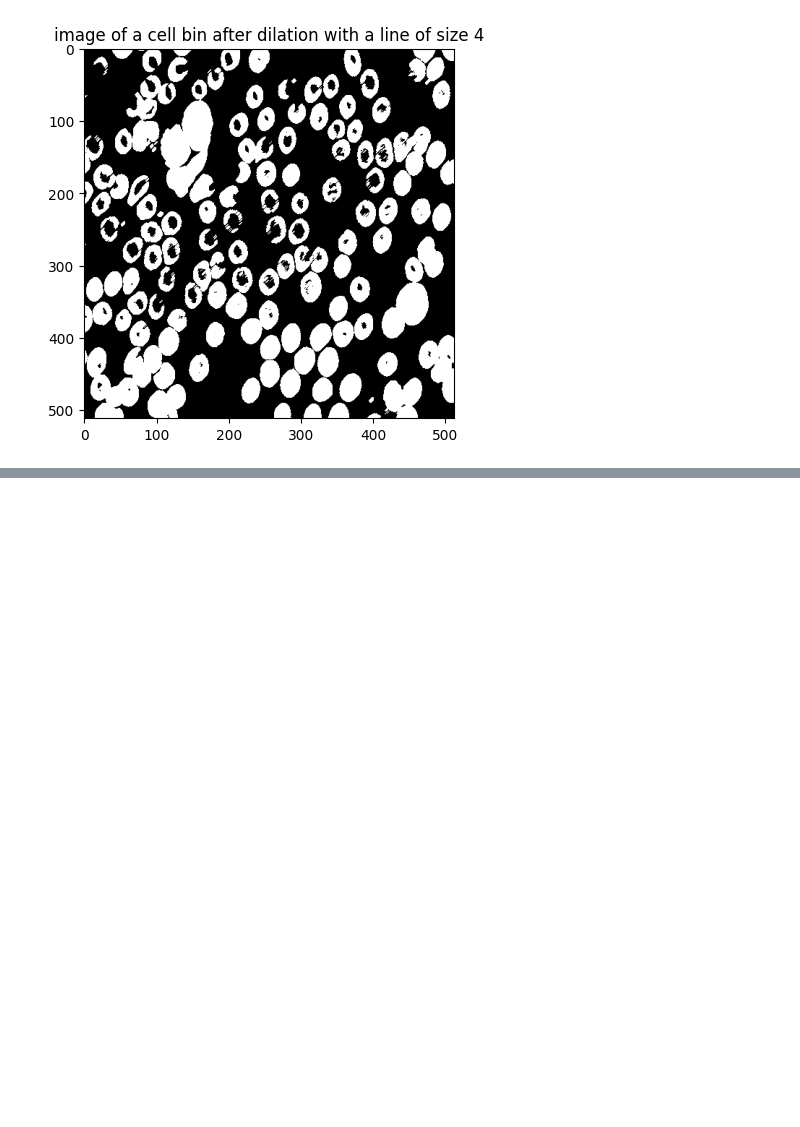
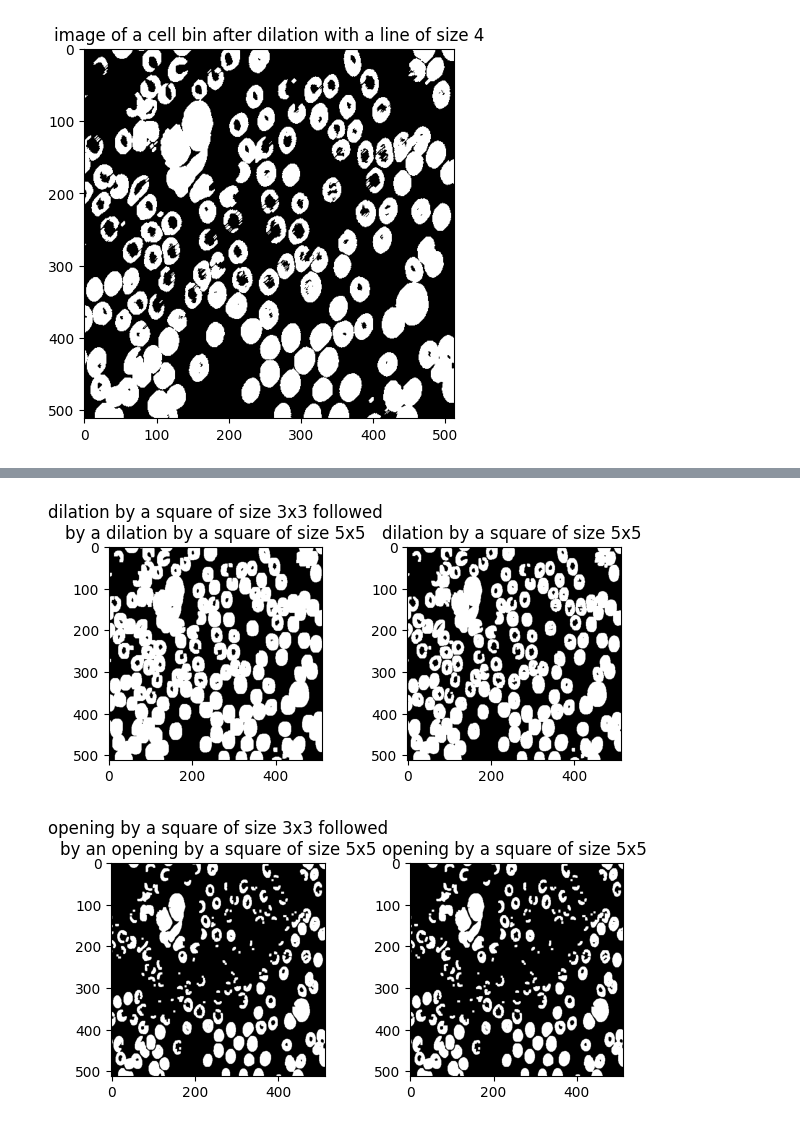
Before and after one commit to mcri00/M2, a Jupyter notebook: TADI/TP1/TP-morpho-1.ipynb, the cells around one changed output, grey strips where cells are left out. Cells and saved outputs as stored; diff of their text form; code cells hidden in the pictures; blank space fills up the shorter version.

```diff
--- a/TADI/TP1/TP-morpho-1.ipynb
+++ b/TADI/TP1/TP-morpho-1.ipynb
@@ -396,0 +401,37 @@ Not applicable! Requirements not met.
+# %%
+#1.3
+def test_idempotent_property(image):
+    im = skio.imread(image)*255
+
+    plt.subplots_adjust(left=0.1, right=0.9, bottom=0.1, top=0.9, wspace=0.4, hspace=0.4)
+    #dilation by a square of size 3x3 followed by a dilation by a square of size 5x5
+    double_dilation=morpho.dilation(morpho.dilation(im, strel("square", 3)), strel("square", 5))
+    plt.subplot(1, 2, 1)
+    plt.title("dilation by a square of size 3x3 followed\nby a dilation by a square of size 5x5")
+    plt.imshow(double_dilation, cmap="gray")
+
+    #dilation by a square of size 5x5
+    single_dilation=morpho.dilation(im, strel("square", 5))
+    plt.subplot(1, 2, 2)
+    plt.title("dilation by a square of size 5x5 ")
+    plt.imshow(single_dilation, cmap="gray")
+    plt.show()
+
+    plt.subplots_adjust(left=0.1, right=0.9, bottom=0.1, top=0.9, wspace=0.4, hspace=0.4)
+    #opening by a square of size 3x3 followed by an opening by a square of size 5x5
+    double_opening=morpho.opening(morpho.opening(im, strel("square", 3)), strel("square", 5))
+    plt.subplot(1, 2, 1)
+    plt.title("opening by a square of size 3x3 followed\nby an opening by a square of size 5x5")
+    plt.imshow(double_opening, cmap="gray")
+
+    #opening by a square of size 5x5
+    single_opening=morpho.opening(im, strel("square", 5))
+    plt.subplot(1, 2, 2)
+    plt.title("opening by a square of size 5x5 ")
+    plt.imshow(single_opening, cmap="gray")
+    plt.show()
+# %%
+test_idempotent_property('images/cellbin.bmp')
+# %% [output]
+[figure, added]
+[figure, added]
```
Also changed, not shown: parts of 17 cells of this notebook.
